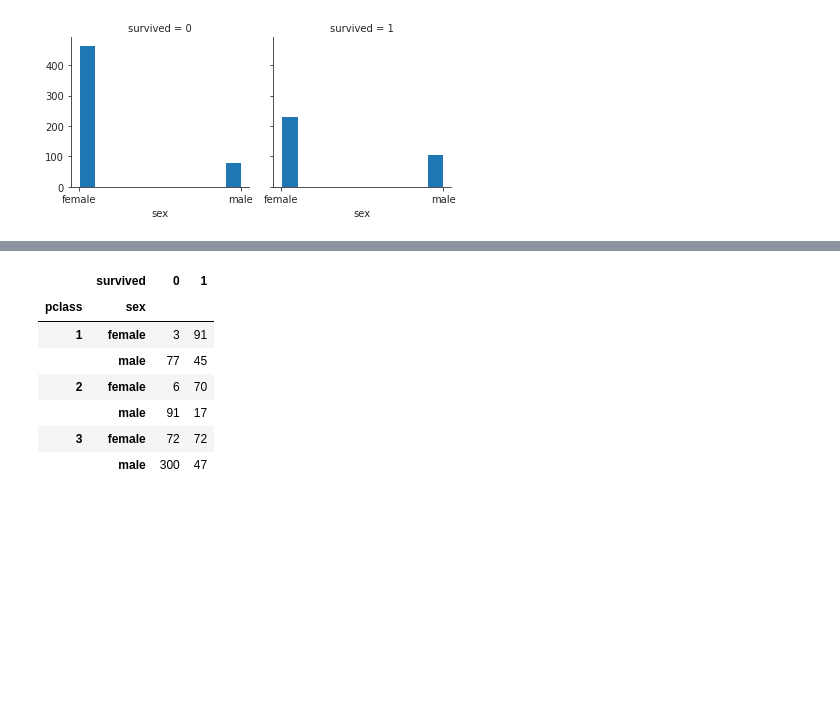
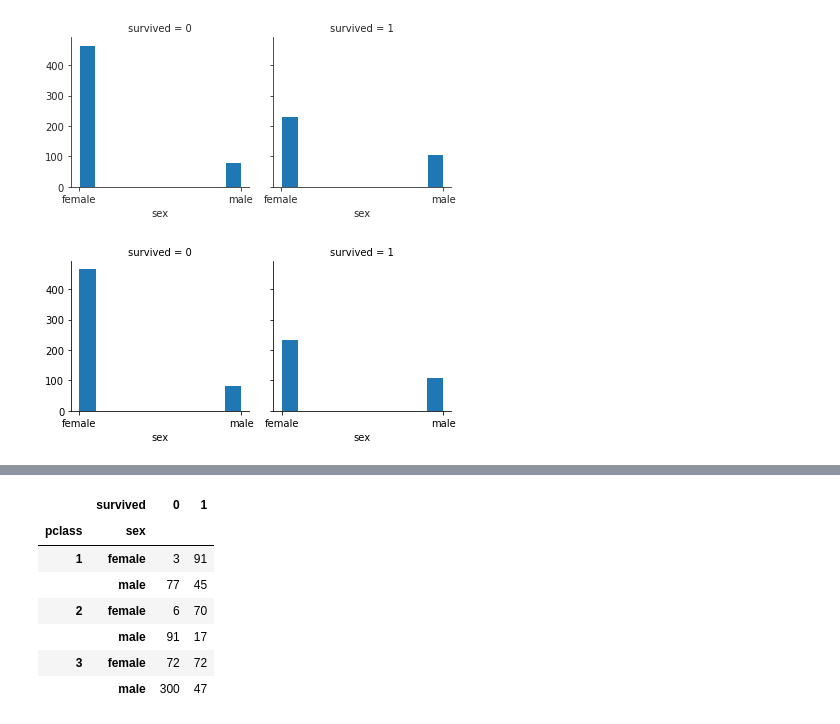
Before and after one commit to Milagros-cucu/ML100Days, a Jupyter notebook: Homework/D21 Visualization 作業.ipynb, the cells around one changed output, grey strips where cells are left out. Cells and saved outputs as stored; diff of their text form; code cells hidden in the pictures; blank space fills up the shorter version.

```diff
--- a/Homework/D21 Visualization 作業.ipynb
+++ b/Homework/D21 Visualization 作業.ipynb
@@ -85,6 +86,12 @@ g.map
 '''
 # %% [output]
 [figure]
+# %%
+g = sns.FacetGrid(df, col = "survived") #col以某某作為分類標準
+g.map(plt.hist,"sex") #map用來定義一個fuction，將sex畫成hist
+plt.show()
+# %% [output]
+[figure, added]
 # %%
 #先檢視各艙位存活人數，此時可以使用groupby函數進行分類，
 #其中 survived＝1表示存活，survived＝0表示死亡，將survived加總即為各艙等生存人數。
```
Also changed, not shown: parts of 5 cells of this notebook.
